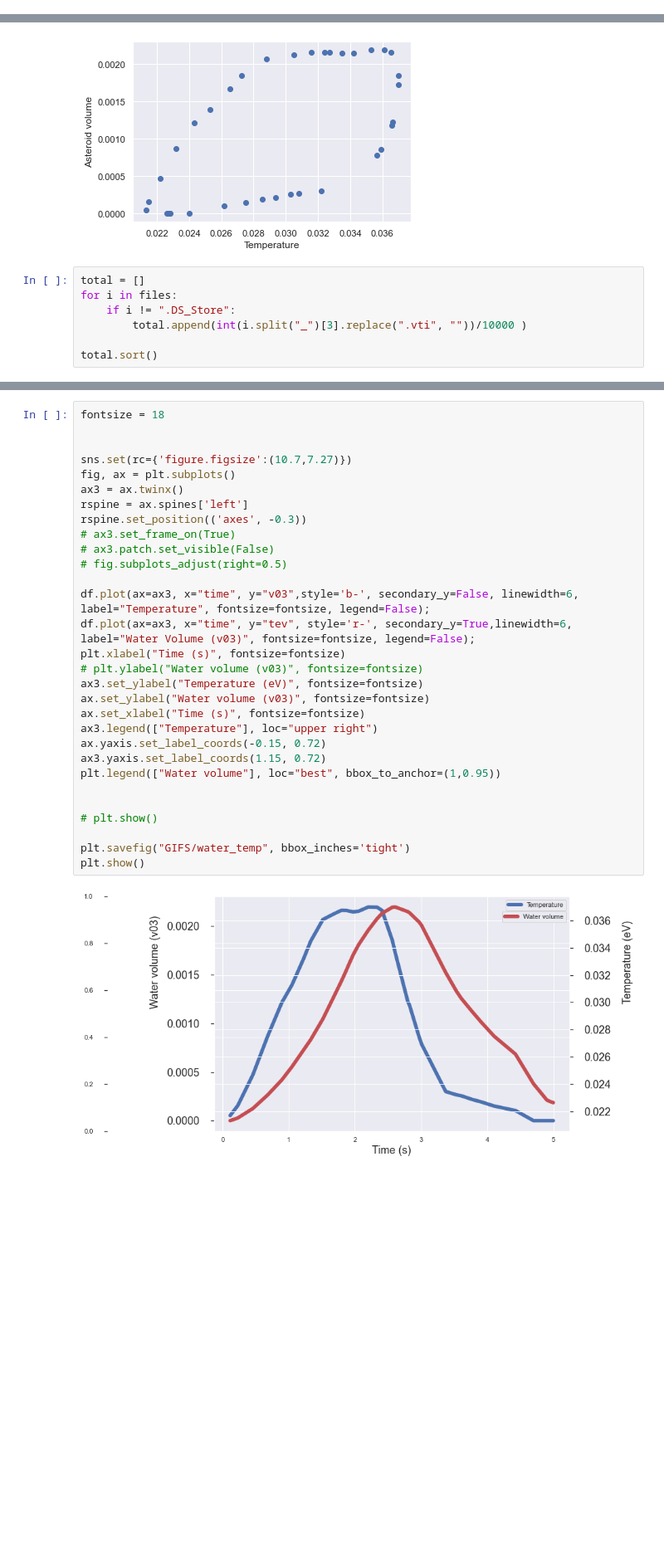
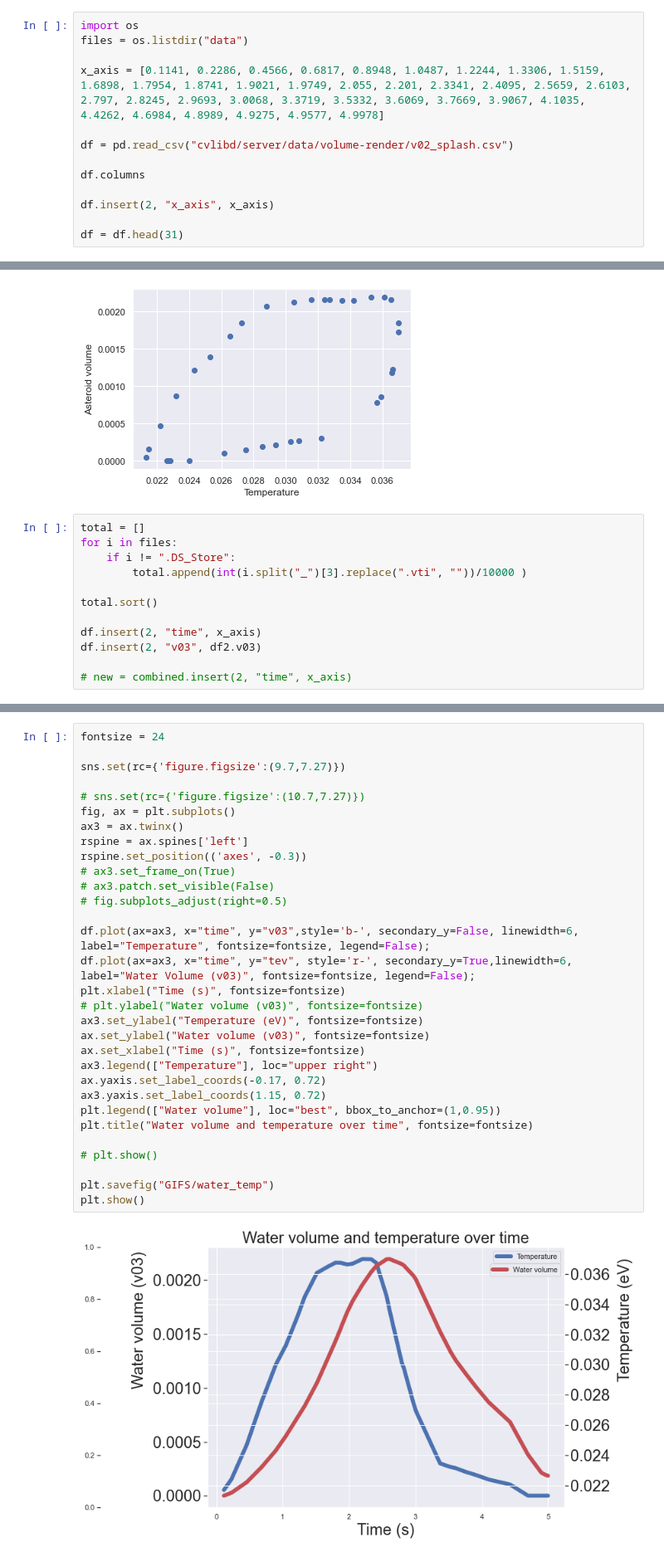
Before and after one commit to rebeccadavidsson/Paraview_VTK, a Jupyter notebook: Plots.ipynb, the cells around one changed output, grey strips where cells are left out. Shown at 83% size. Cells and saved outputs as stored; diff of their text form; blank space fills up the shorter version.

```diff
--- a/Plots.ipynb
+++ b/Plots.ipynb
@@ -34,3 +16,16 @@ df.insert(2, "x_axis", x_axis)
+# %%
+import os
+files = os.listdir("data")
+
+x_axis = [0.1141, 0.2286, 0.4566, 0.6817, 0.8948, 1.0487, 1.2244, 1.3306, 1.5159, 1.6898, 1.7954, 1.8741, 1.9021, 1.9749, 2.055, 2.201, 2.3341, 2.4095, 2.5659, 2.6103, 2.797, 2.8245, 2.9693, 3.0068, 3.3719, 3.5332, 3.6069, 3.7669, 3.9067, 4.1035, 4.4262, 4.6984, 4.8989, 4.9275, 4.9577, 4.9978]
+
+df = pd.read_csv("cvlibd/server/data/volume-render/v02_splash.csv")
+
+df.columns
+
+df.insert(2, "x_axis", x_axis)
+
+df = df.head(31)
 # %%
 fontsize = 24
 
@@ -84,3 +81,8 @@ for i in files:
         total.append(int(i.split("_")[3].replace(".vti", ""))/10000 )
 
 total.sort()
+
+df.insert(2, "time", x_axis)
+df.insert(2, "v03", df2.v03)
+
+# new = combined.insert(2, "time", x_axis)
@@ -89,32 +89,33 @@ total.sort()
 # %%
-fontsize = 18
+fontsize = 24
 
+sns.set(rc={'figure.figsize':(9.7,7.27)})
 
-sns.set(rc={'figure.figsize':(10.7,7.27)})
+# sns.set(rc={'figure.figsize':(10.7,7.27)})
 fig, ax = plt.subplots()
 ax3 = ax.twinx()
 rspine = ax.spines['left']
 rspine.set_position(('axes', -0.3))
 # ax3.set_frame_on(True)
 # ax3.patch.set_visible(False)
 # fig.subplots_adjust(right=0.5)
 
 df.plot(ax=ax3, x="time", y="v03",style='b-', secondary_y=False, linewidth=6, label="Temperature", fontsize=fontsize, legend=False);
 df.plot(ax=ax3, x="time", y="tev", style='r-', secondary_y=True,linewidth=6,  label="Water Volume (v03)", fontsize=fontsize, legend=False);
 plt.xlabel("Time (s)", fontsize=fontsize)
 # plt.ylabel("Water volume (v03)", fontsize=fontsize)
 ax3.set_ylabel("Temperature (eV)", fontsize=fontsize)
 ax.set_ylabel("Water volume (v03)", fontsize=fontsize)
 ax.set_xlabel("Time (s)", fontsize=fontsize)
 ax3.legend(["Temperature"], loc="upper right")
-ax.yaxis.set_label_coords(-0.15, 0.72)
+ax.yaxis.set_label_coords(-0.17, 0.72)
 ax3.yaxis.set_label_coords(1.15, 0.72)
 plt.legend(["Water volume"], loc="best", bbox_to_anchor=(1,0.95))
-
+plt.title("Water volume and temperature over time", fontsize=fontsize)
 
 # plt.show()
 
-plt.savefig("GIFS/water_temp", bbox_inches='tight')
+plt.savefig("GIFS/water_temp")
 plt.show()
 # %% [output]
-[figure, old version]
+[figure, new version]
```
Also changed, not shown: parts of 4 cells of this notebook, 11 other files.
